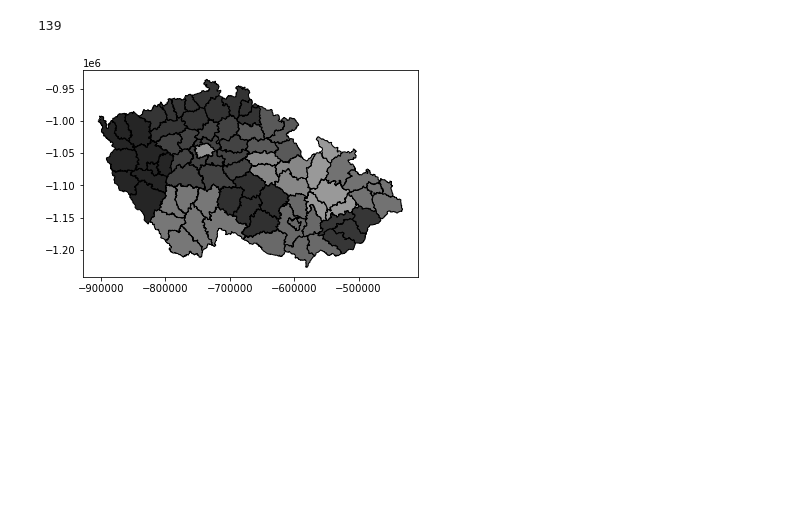
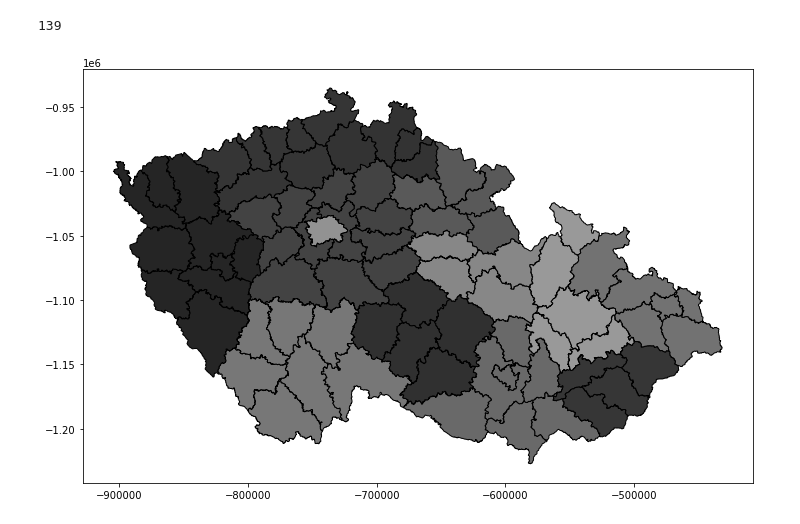
Before and after one commit to kubablack/auctions_project_Galle_Cerny, a Jupyter notebook: auctions.ipynb, the cells around one changed output. Cells and saved outputs as stored; diff of their text form; code cells hidden in the pictures; blank space fills up the shorter version.

```diff
--- a/auctions.ipynb
+++ b/auctions.ipynb
@@ -285,19 +285,19 @@ max(countlist)
 # %% [output]
 139
 # %%
-fig = plt.figure()
+fig = plt.figure(figsize=(12,12))
 ax = fig.gca()
 
 for i in range(len(down.regions_and_districts)):
     for j in range(startindices[i]-1,endindices[i]):
         shade=int(countlist[i]/max(countlist)//0.01)#making integers to put in colour codes
         if shade>9:fillcolour="#{}{}{}".format(shade,shade,shade)
         else:fillcolour="#0{}0{}0{}".format(shade,shade,shade)#one-digit numbers would not work in the code
         poly=sf.shape(j).__geo_interface__
         ax.add_patch(PolygonPatch(poly, fc=fillcolour, ec='#000000', alpha=1, zorder=2 ))
 ax.axis('scaled')
 plt.show()#The lighter the colour, the more auctions there are. The region with most auctions always has shade #999999,
 #other regions are coloured by their share of auctions: 10% of maximum has shade #101010, 52% has shade #525252 etc.
 # %% [output]
-[figure, old version]
+[figure, new version]
 # %%
```
Also changed, not shown: parts of 1 cell of this notebook.
